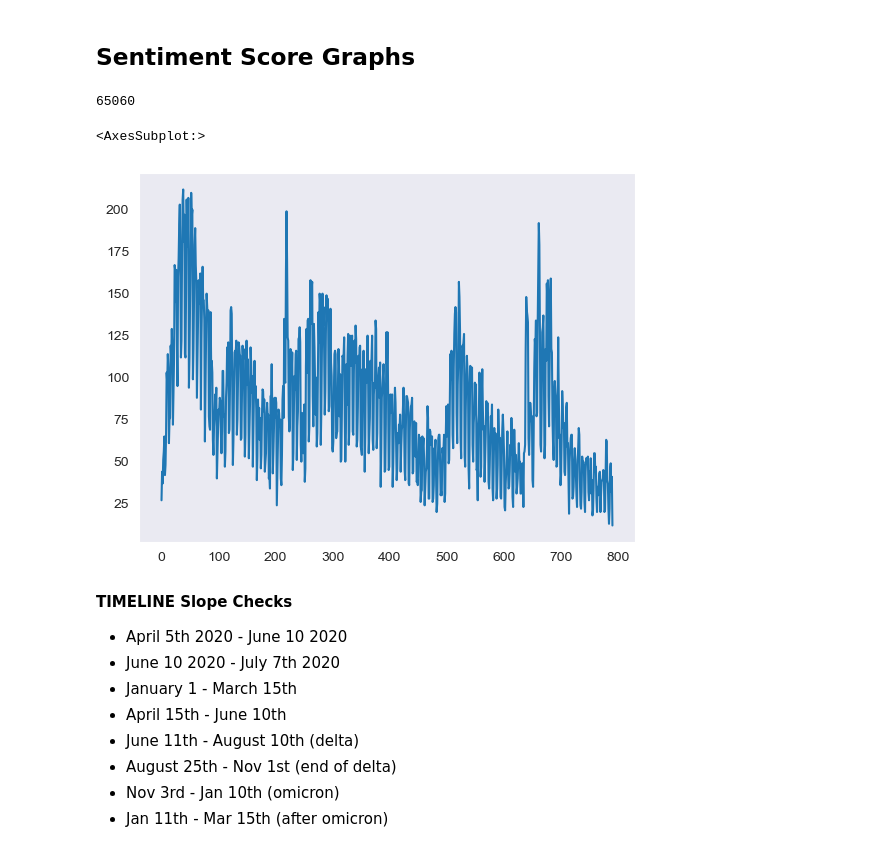
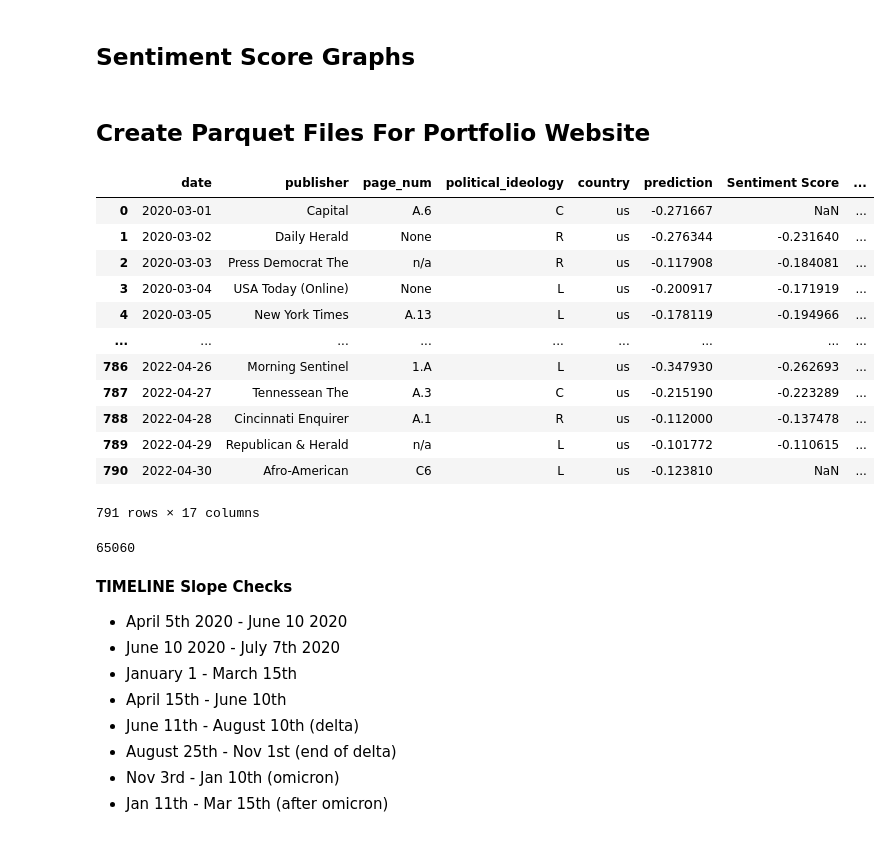
Before and after one commit to GabeNicholson/covid-news, a Jupyter notebook: covid_data_analysis.ipynb, the cells around one changed output. Saved outputs shown, nothing was run; the diff lists cells and outputs as text; code cells hidden in the pictures.

```diff
--- a/covid_data_analysis.ipynb
+++ b/covid_data_analysis.ipynb
@@ -410,15 +389,30 @@ fig.add_trace(
     go.Scatter(x=regular_df['date'], y=regular_df['smoothed_prediction'], name="Regular News Sentiment"),
     secondary_y=False,
 )
+# %% [markdown]
+## Create Parquet Files For Portfolio Website
+# %%
+portfolio_df = pd.read_parquet('/Users/gabriel/Desktop/portfolio-dashboard/assets/us_covid_dash.parquet')
+# %%
+portfolio_df
+# %% [output]
+|  | date | publisher | page_num | political_ideology | country | prediction | Sentiment Score | ... |
+| 0 | 2020-03-01 | Capital | A.6 | C | us | -0.271667 | NaN | ... |
+| 1 | 2020-03-02 | Daily Herald | None | R | us | -0.276344 | -0.231640 | ... |
+| 2 | 2020-03-03 | Press Democrat The | n/a | R | us | -0.117908 | -0.184081 | ... |
+| 3 | 2020-03-04 | USA Today (Online) | None | L | us | -0.200917 | -0.171919 | ... |
+| 4 | 2020-03-05 | New York Times | A.13 | L | us | -0.178119 | -0.194966 | ... |
+| ... | ... | ... | ... | ... | ... | ... | ... | ... |
+| 786 | 2022-04-26 | Morning Sentinel | 1.A | L | us | -0.347930 | -0.262693 | ... |
+| 787 | 2022-04-27 | Tennessean The | A.3 | C | us | -0.215190 | -0.223289 | ... |
+| 788 | 2022-04-28 | Cincinnati Enquirer | A.1 | R | us | -0.112000 | -0.137478 | ... |
+| 789 | 2022-04-29 | Republican & Herald | n/a | L | us | -0.101772 | -0.110615 | ... |
+| 790 | 2022-04-30 | Afro-American | C6 | L | us | -0.123810 | NaN | ... |
+791 rows × 17 columns
 # %%
 big_five_covid_df['article_id'].sum()
 # %% [output]
 65060
-# %%
-big_five_covid_df['article_id'].plot()
-# %% [output]
-<AxesSubplot:>
-[figure, removed]
 # %% [markdown]
 **TIMELINE Slope Checks**
 
```
Also changed, not shown: parts of 8 cells of this notebook, 2 other files.
